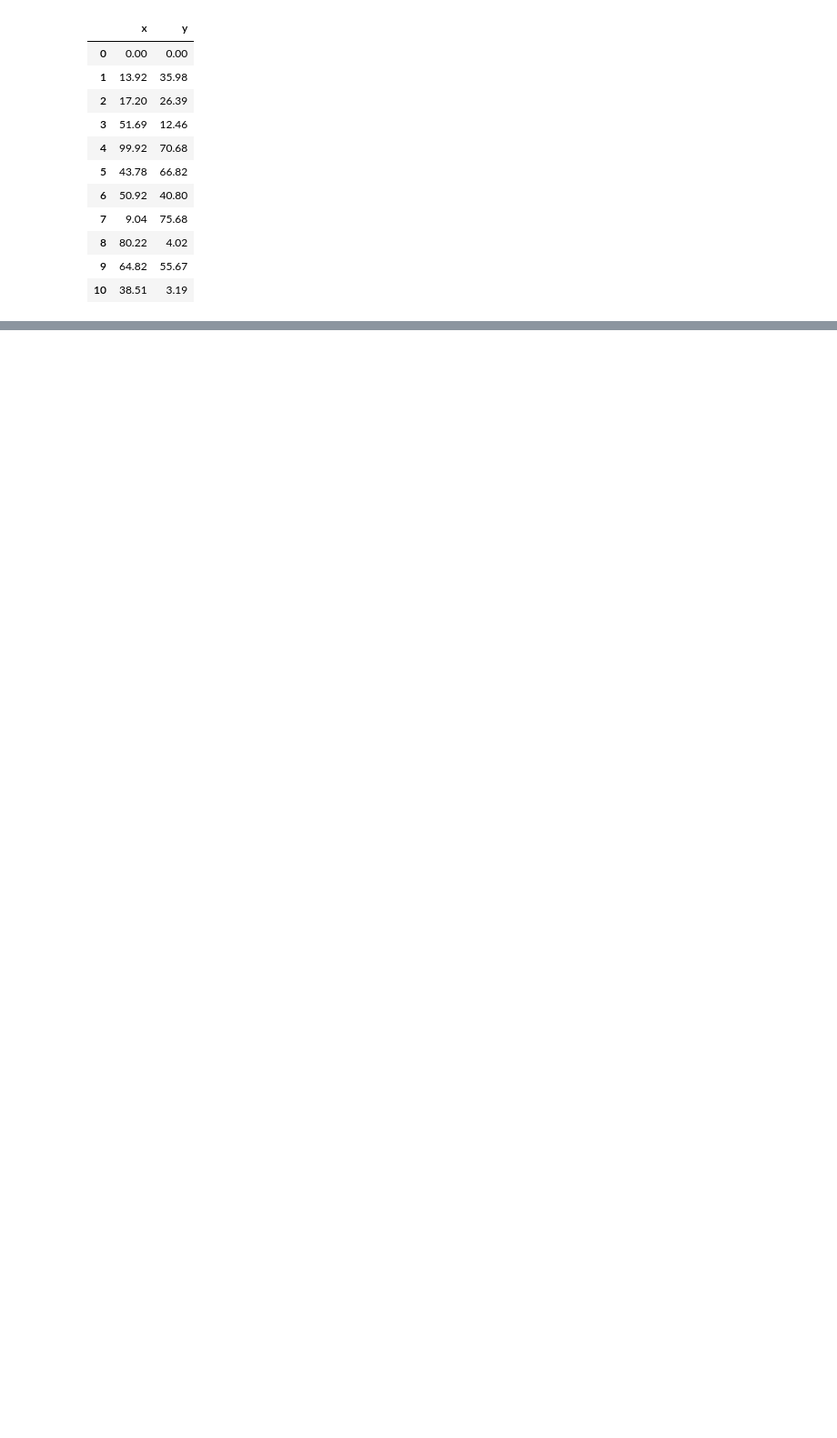
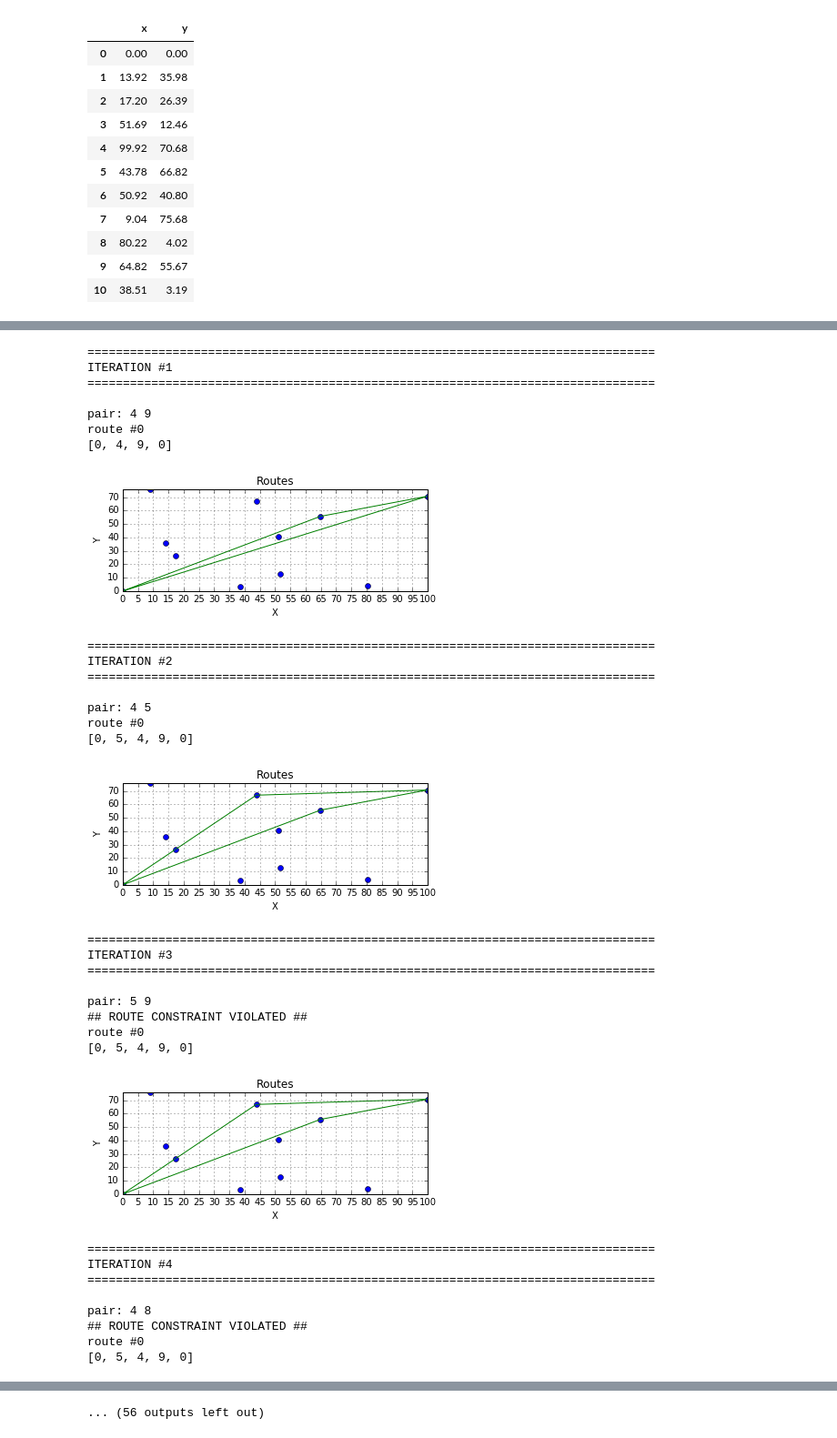
Before and after one commit to xmnlab/notebooks, a Jupyter notebook: linear_programming/Clarke-and-Wright.ipynb, the cells around one changed output, grey strips where cells are left out. Shown: that part at 91% size. Drawn from its saved outputs; the diff is of its cells as text; code cells hidden in the pictures; blank space fills up the shorter version.

```diff
--- a/linear_programming/Clarke-and-Wright.ipynb
+++ b/linear_programming/Clarke-and-Wright.ipynb
@@ -37,0 +57,10 @@ import matplotlib.path as mplPath
+# %%
+def connect_points(df: pd.DataFrame, path: list):
+    plt.plot(
+        df.iloc[path].x, df.iloc[path].y
+    )
+# %%
+def check_all_points_satisfied(
+    routes: list, n_points: int
+) -> bool:
+    return sum([len(r)-2 for r in routes]) >= n_points
@@ -208,0 +239,6 @@ step #6
+# %%
+df_gain.sort_values(by=[0], ascending=[False], inplace=True)
+
+assert df_gain.shape[0] == (df.shape[0]-1)*(df.shape[0]-2)/2
+
+df_gain.head()
@@ -208,0 +254,62 @@ step #6
+# %%
+routes = [[]]
+n_routes = 1
+n_points = df.shape[0] - 1
+
+_gain = df_gain.copy()
+
+i = 0
+while True:
+    i += 1
+    print('=' * 80)
+    print('ITERATION #%s' % i)
+    print('=' * 80, end='\n\n')
+
+    k1, k2 = get_next_pair(_gain, drop=True)
+    print('pair:', k1, k2)
+    routes = add_node(routes, k1, k2)
+
+    plot_base(df)
+    for j, route in enumerate(routes):
+        print('route #%s' % j)
+        print(route)
+        connect_points(df, route)
+    plt.grid(True)
+    plt.show()
+
+    if check_all_points_satisfied(routes, n_points):
+        break
+# %% [output]
+================================================================================
+ITERATION #1
+================================================================================
+
+pair: 4 9
+route #0
+[0, 4, 9, 0]
+[figure, added]
+================================================================================
+ITERATION #2
+================================================================================
+
+pair: 4 5
+route #0
+[0, 5, 4, 9, 0]
+[figure, added]
+================================================================================
+ITERATION #3
+================================================================================
+
+pair: 5 9
+## ROUTE CONSTRAINT VIOLATED ##
+route #0
+[0, 5, 4, 9, 0]
+[figure, added]
+================================================================================
+ITERATION #4
+================================================================================
+
+pair: 4 8
+## ROUTE CONSTRAINT VIOLATED ##
+route #0
+[0, 5, 4, 9, 0]
@@ -208,0 +334 @@ step #6
+... (56 outputs left out)
```
Also changed, not shown: parts of 19 cells of this notebook, 2 other files.
